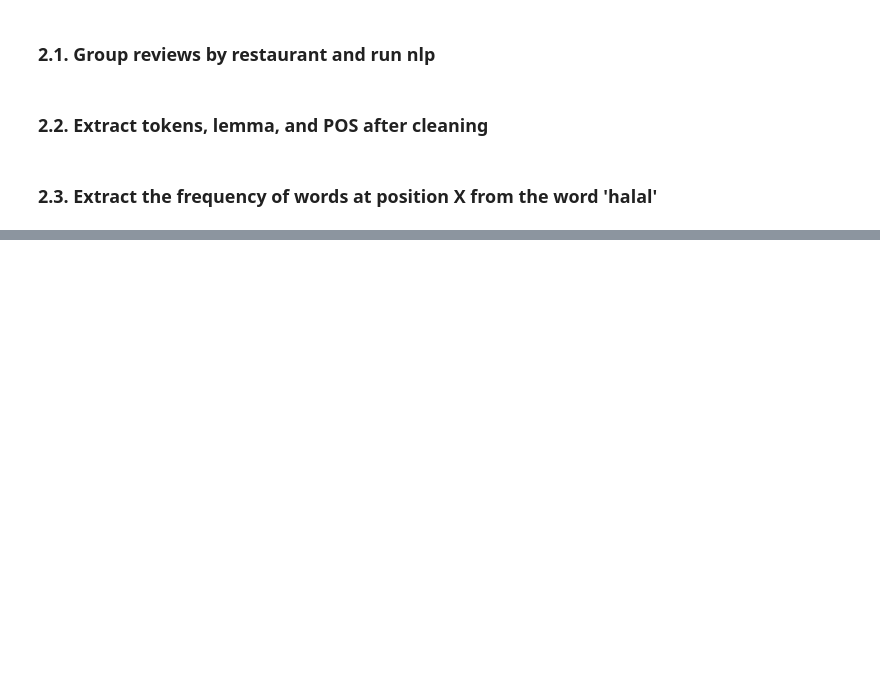
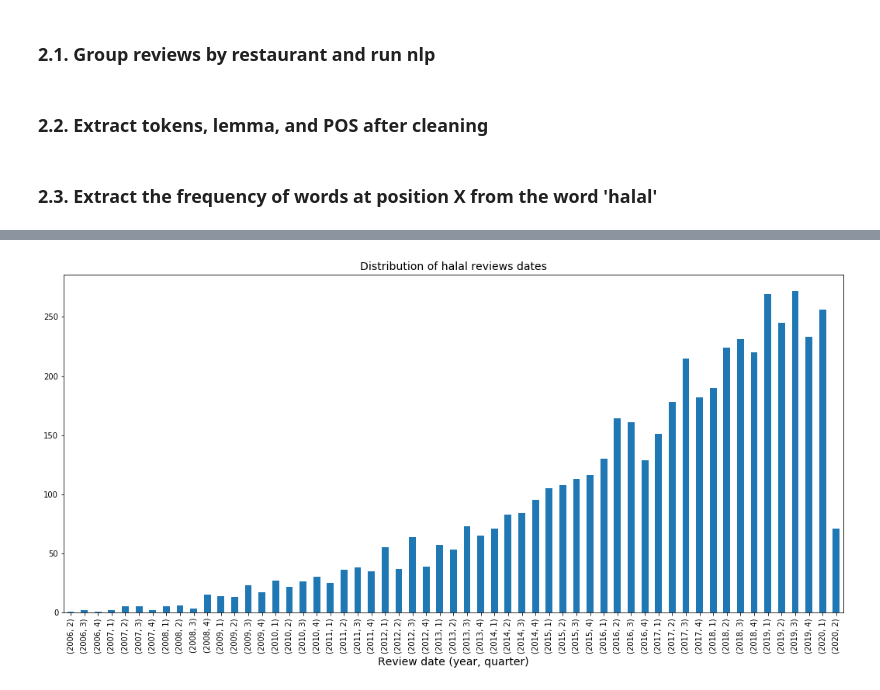
Before and after one commit to WAzaizeh/Halal_o_Meter, a Jupyter notebook: src/data/EDA/NLP.ipynb, the cells around one changed output, grey strips where cells are left out. Cells and saved outputs as stored; diff of their text form; code cells hidden in the pictures; blank space fills up the shorter version.

```diff
--- a/src/data/EDA/NLP.ipynb
+++ b/src/data/EDA/NLP.ipynb
@@ -177,0 +200,10 @@ positions_df.head()
+# %%
+# distribution of all by (quarter, year) review dates
+ax, fig = plt.subplots(figsize=(18,8))
+reviews_df.review_date = reviews_df['review_date'].astype('datetime64')
+reviews_df.groupby([reviews_df.review_date.dt.year, reviews_df.review_date.dt.quarter])['id'].count().plot(kind='bar')
+plt.title('Distribution of halal reviews dates', size=14)
+plt.xlabel('Review date (year, quarter)', size=14)
+plt.show()
+# %% [output]
+[figure, added]
```
Also changed, not shown: parts of 14 cells of this notebook.
